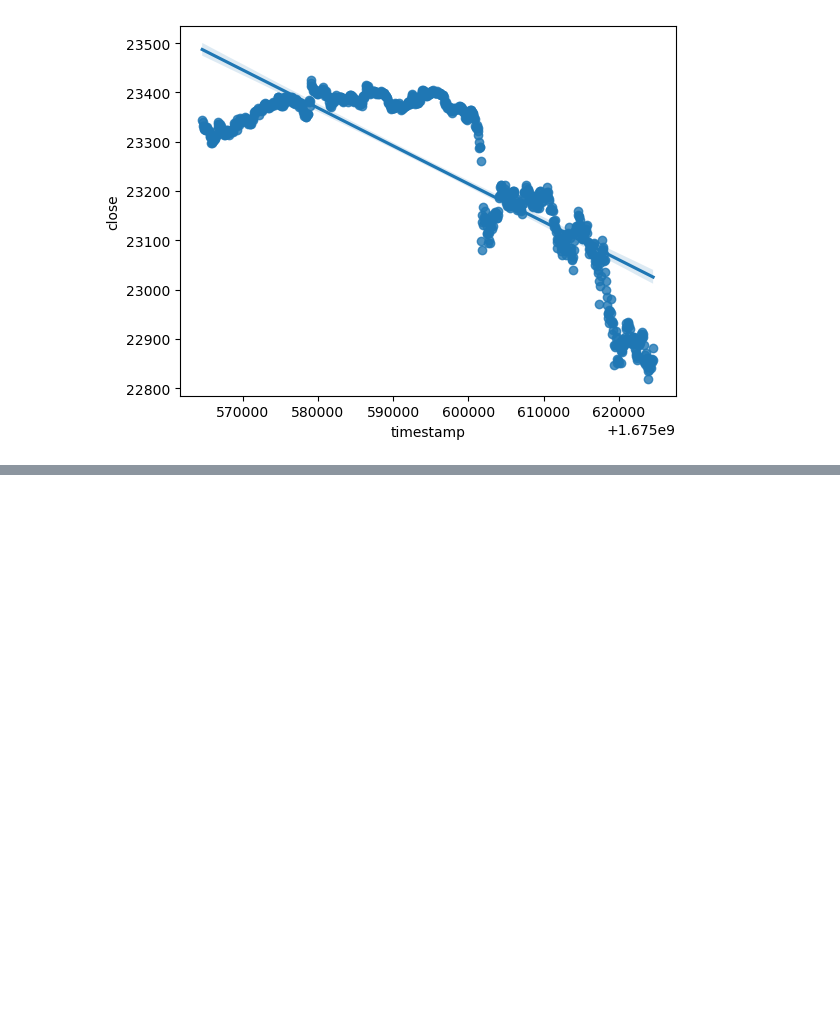
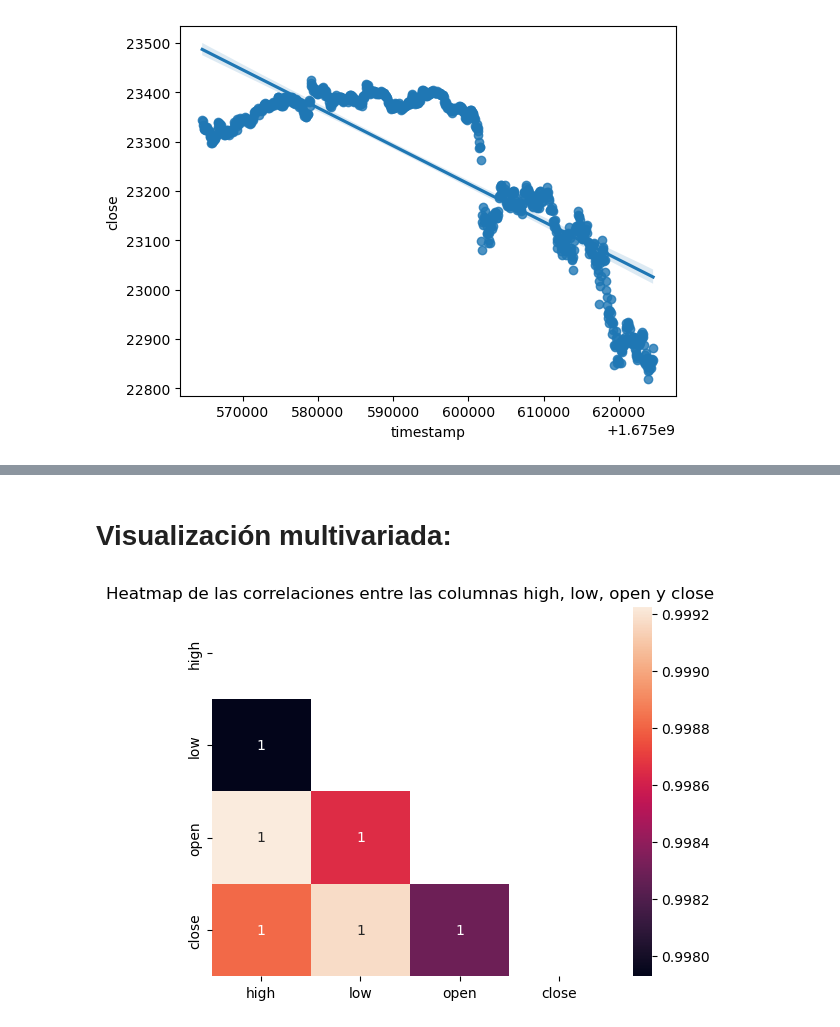
Before and after one commit to geko96/DataScience, a Jupyter notebook: Estructurando un Proyecto de DS (parte I).ipynb, the cells around one changed output, grey strips where cells are left out. Saved outputs shown, nothing was run; the diff lists cells and outputs as text; code cells hidden in the pictures; blank space fills up the shorter version.

```diff
--- a/Estructurando un Proyecto de DS (parte I).ipynb
+++ b/Estructurando un Proyecto de DS (parte I).ipynb
@@ -34,0 +73,12 @@ sns.regplot(x='timestamp', y='close', data=df)
+# %% [markdown]
+# Visualización multivariada:
+# %%
+corr = df[["high", "low", "open", "close"]].corr()
+mask = np.zeros_like(corr)
+mask[np.triu_indices_from(mask)] = True
+
+sns.heatmap(corr, annot=True, mask=mask)
+plt.title("Heatmap de las correlaciones entre las columnas high, low, open y close")
+plt.show()
+# %% [output]
+[figure, added]
```
Also changed, not shown: parts of 9 cells of this notebook.
